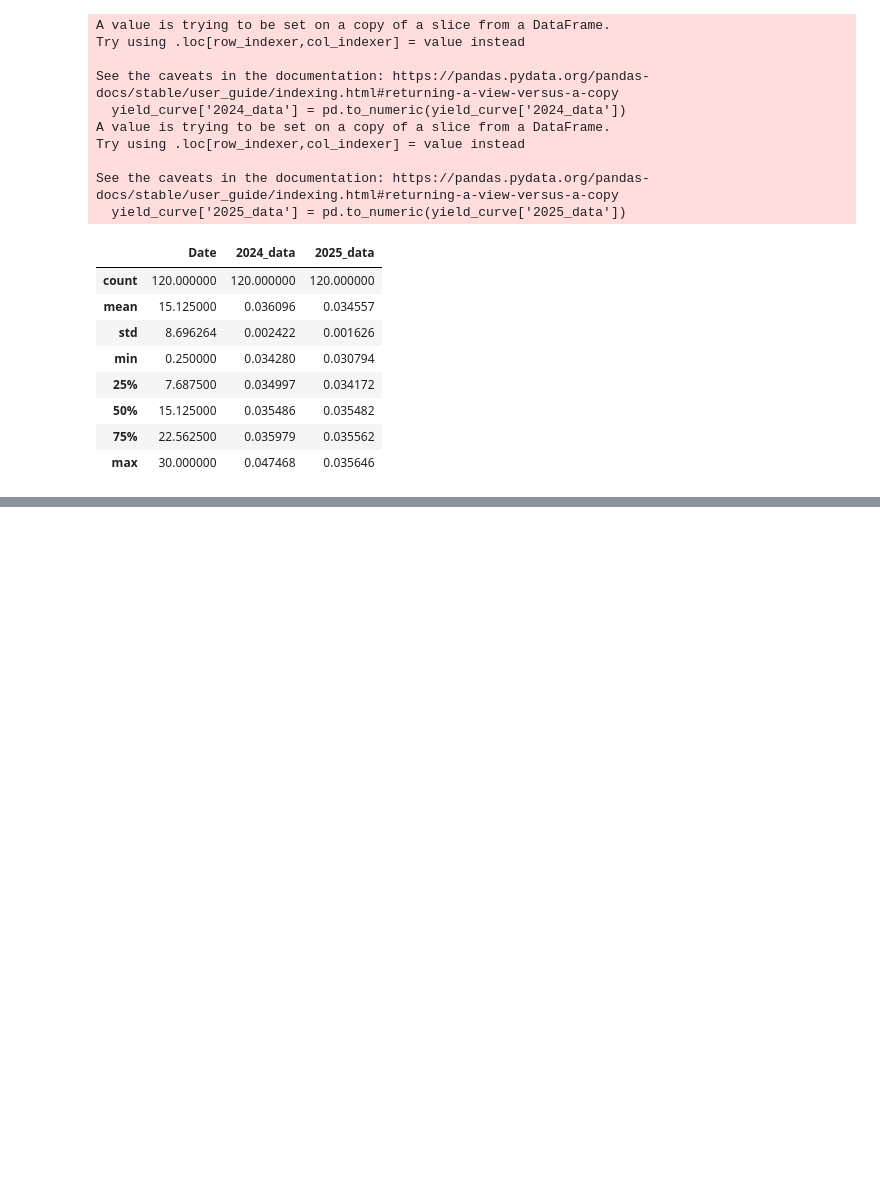
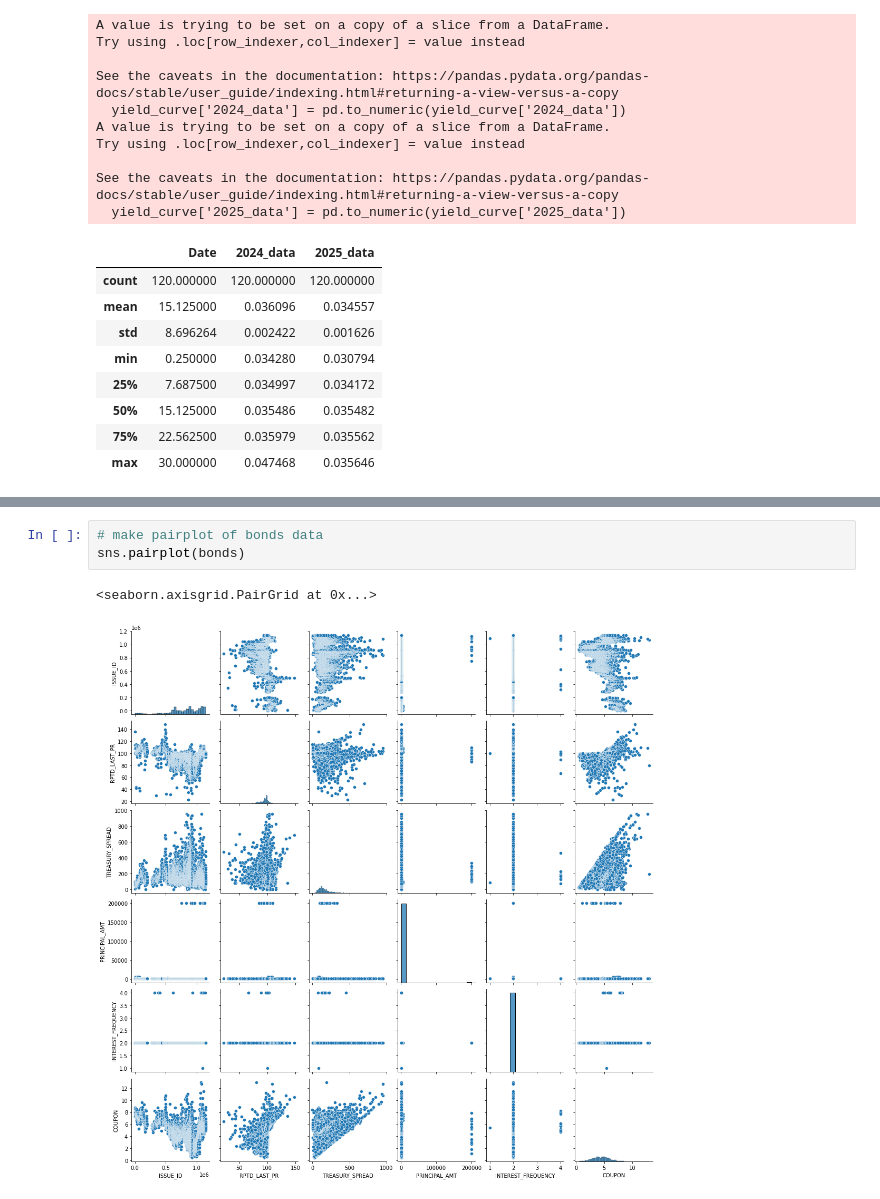
Before and after one commit to willseff/bond-pricing, a Jupyter notebook: bond_pricing.ipynb, the cells around one changed output, grey strips where cells are left out. Drawn from its saved outputs; the diff is of its cells as text; blank space fills up the shorter version.

```diff
--- a/bond_pricing.ipynb
+++ b/bond_pricing.ipynb
@@ -105,0 +113,6 @@ plt.plot(yield_curve['Date'], yield_curve['2025_data'], label='2025', color='blu
+# %%
+# make pairplot of bonds data
+sns.pairplot(bonds)
+# %% [output]
+<seaborn.axisgrid.PairGrid at 0x...>
+[figure, added]
```
Also changed, not shown: parts of 5 cells of this notebook.
